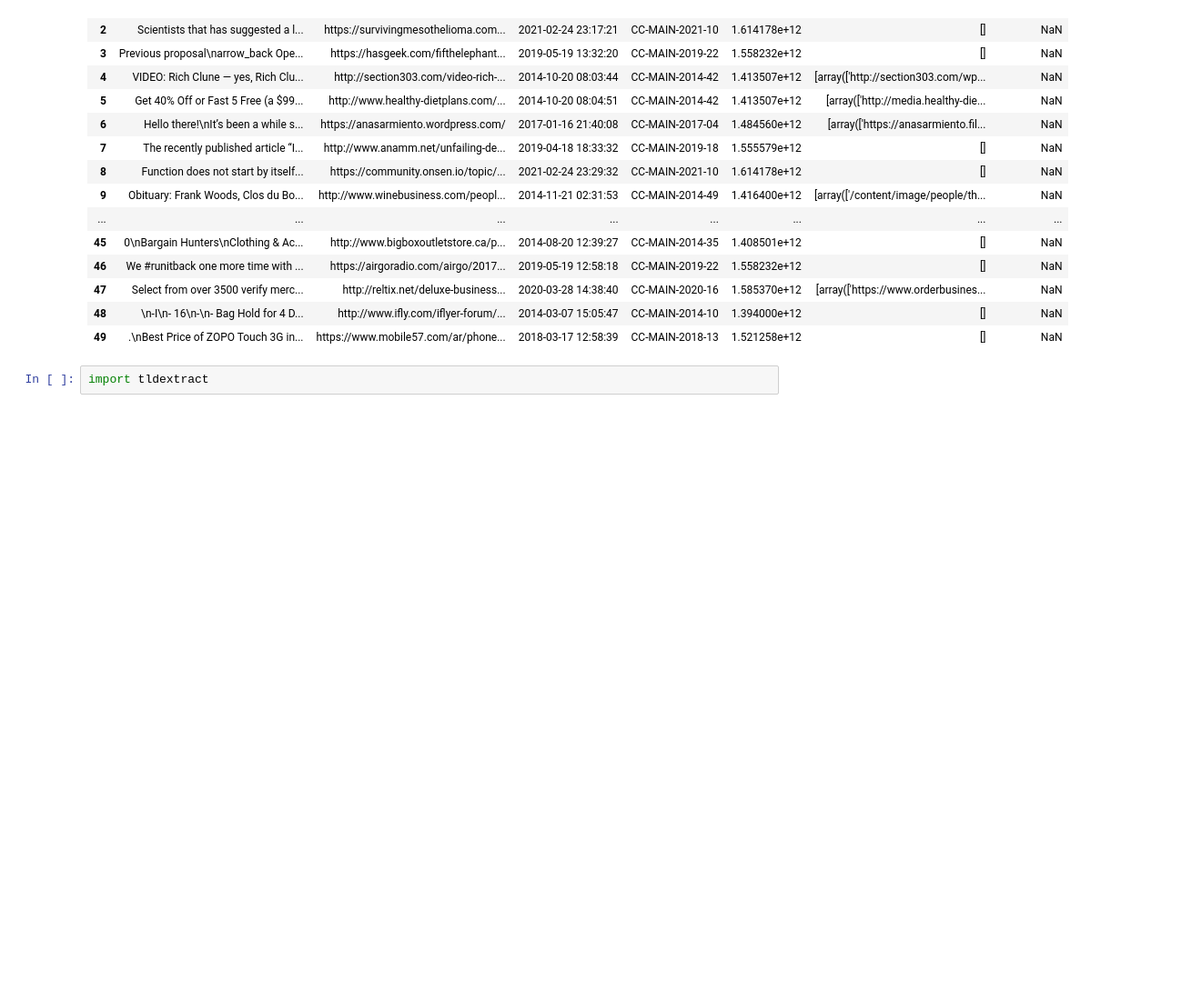
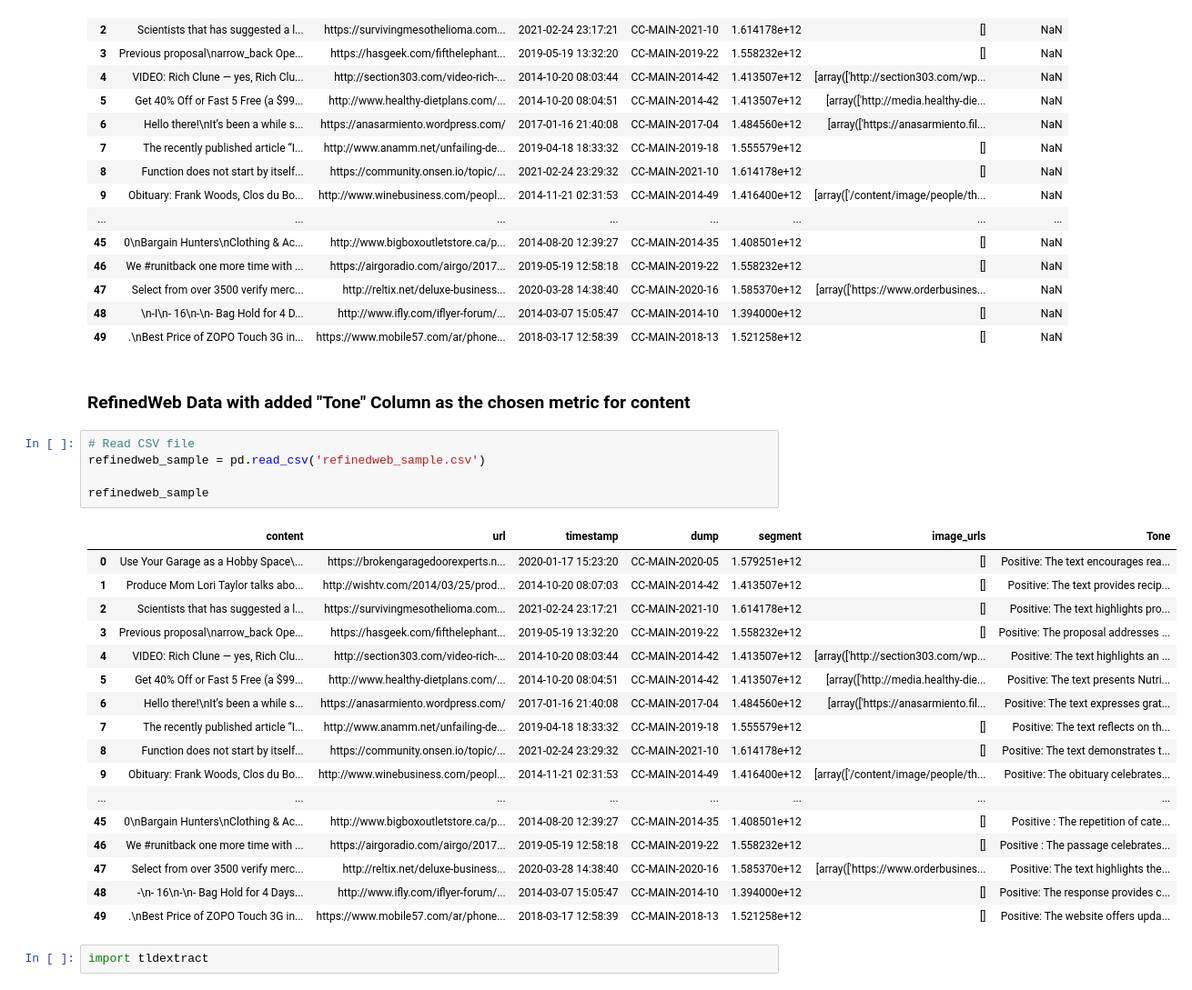
Before and after one commit to KaurInTech/CMPT-419_Assignment_3, a Jupyter notebook: Assignment3.ipynb, the cells around one changed output. Shown at 91% size. Cells and saved outputs as stored; diff of their text form; blank space fills up the shorter version.

```diff
--- a/Assignment3.ipynb
+++ b/Assignment3.ipynb
@@ -123,6 +123,31 @@ refinedweb_sample
 | 47 | Select from over 3500 verify merc... | http://reltix.net/deluxe-business... | 2020-03-28 14:38:40 | CC-MAIN-2020-16 | 1.585370e+12 | [array(['https://www.orderbusines... | NaN |
 | 48 | \n-I\n- 16\n-\n- Bag Hold for 4 D... | http://www.ifly.com/iflyer-forum/... | 2014-03-07 15:05:47 | CC-MAIN-2014-10 | 1.394000e+12 | [] | NaN |
 | 49 | .\nBest Price of ZOPO Touch 3G in... | https://www.mobile57.com/ar/phone... | 2018-03-17 12:58:39 | CC-MAIN-2018-13 | 1.521258e+12 | [] | NaN |
+# %% [markdown]
+### RefinedWeb Data with added "Tone" Column as the chosen metric for content
+# %%
+# Read CSV file
+refinedweb_sample = pd.read_csv('refinedweb_sample.csv')
+
+refinedweb_sample
+# %% [output]
+|  | content | url | timestamp | dump | segment | image_urls | Tone |
+| 0 | Use Your Garage as a Hobby Space\... | https://brokengaragedoorexperts.n... | 2020-01-17 15:23:20 | CC-MAIN-2020-05 | 1.579251e+12 | [] | Positive: The text encourages rea... |
+| 1 | Produce Mom Lori Taylor talks abo... | http://wishtv.com/2014/03/25/prod... | 2014-10-20 08:07:03 | CC-MAIN-2014-42 | 1.413507e+12 | [] | Positive: The text provides recip... |
+| 2 | Scientists that has suggested a l... | https://survivingmesothelioma.com... | 2021-02-24 23:17:21 | CC-MAIN-2021-10 | 1.614178e+12 | [] | Positive: The text highlights pro... |
+| 3 | Previous proposal\narrow_back Ope... | https://hasgeek.com/fifthelephant... | 2019-05-19 13:32:20 | CC-MAIN-2019-22 | 1.558232e+12 | [] | Positive: The proposal addresses ... |
+| 4 | VIDEO: Rich Clune — yes, Rich Clu... | http://section303.com/video-rich-... | 2014-10-20 08:03:44 | CC-MAIN-2014-42 | 1.413507e+12 | [array(['http://section303.com/wp... | Positive: The text highlights an ... |
+| 5 | Get 40% Off or Fast 5 Free (a $99... | http://www.healthy-dietplans.com/... | 2014-10-20 08:04:51 | CC-MAIN-2014-42 | 1.413507e+12 | [array(['http://media.healthy-die... | Positive: The text presents Nutri... |
+| 6 | Hello there!\nIt’s been a while s... | https://anasarmiento.wordpress.com/ | 2017-01-16 21:40:08 | CC-MAIN-2017-04 | 1.484560e+12 | [array(['https://anasarmiento.fil... | Positive: The text expresses grat... |
+| 7 | The recently published article “I... | http://www.anamm.net/unfailing-de... | 2019-04-18 18:33:32 | CC-MAIN-2019-18 | 1.555579e+12 | [] | Positive: The text reflects on th... |
+| 8 | Function does not start by itself... | https://community.onsen.io/topic/... | 2021-02-24 23:29:32 | CC-MAIN-2021-10 | 1.614178e+12 | [] | Positive: The text demonstrates t... |
+| 9 | Obituary: Frank Woods, Clos du Bo... | http://www.winebusiness.com/peopl... | 2014-11-21 02:31:53 | CC-MAIN-2014-49 | 1.416400e+12 | [array(['/content/image/people/th... | Positive: The obituary celebrates... |
+| ... | ... | ... | ... | ... | ... | ... | ... |
+| 45 | 0\nBargain Hunters\nClothing & Ac... | http://www.bigboxoutletstore.ca/p... | 2014-08-20 12:39:27 | CC-MAIN-2014-35 | 1.408501e+12 | [] | Positive : The repetition of cate... |
+| 46 | We #runitback one more time with ... | https://airgoradio.com/airgo/2017... | 2019-05-19 12:58:18 | CC-MAIN-2019-22 | 1.558232e+12 | [] | Positive : The passage celebrates... |
+| 47 | Select from over 3500 verify merc... | http://reltix.net/deluxe-business... | 2020-03-28 14:38:40 | CC-MAIN-2020-16 | 1.585370e+12 | [array(['https://www.orderbusines... | Positive: The text highlights the... |
+| 48 | -\n- 16\n-\n- Bag Hold for 4 Days... | http://www.ifly.com/iflyer-forum/... | 2014-03-07 15:05:47 | CC-MAIN-2014-10 | 1.394000e+12 | [] | Positive: The response provides c... |
+| 49 | .\nBest Price of ZOPO Touch 3G in... | https://www.mobile57.com/ar/phone... | 2018-03-17 12:58:39 | CC-MAIN-2018-13 | 1.521258e+12 | [] | Positive: The website offers upda... |
 # %%
 import tldextract
 # %%
```
Also changed, not shown: parts of 1 cell of this notebook, 2 other files.
